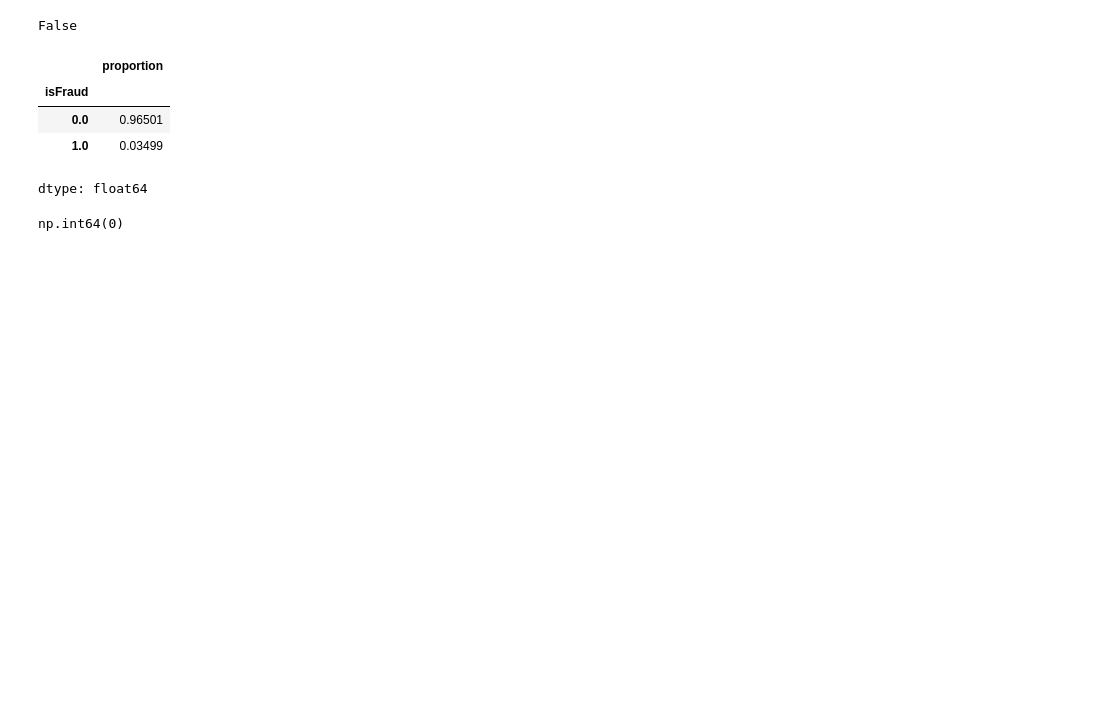
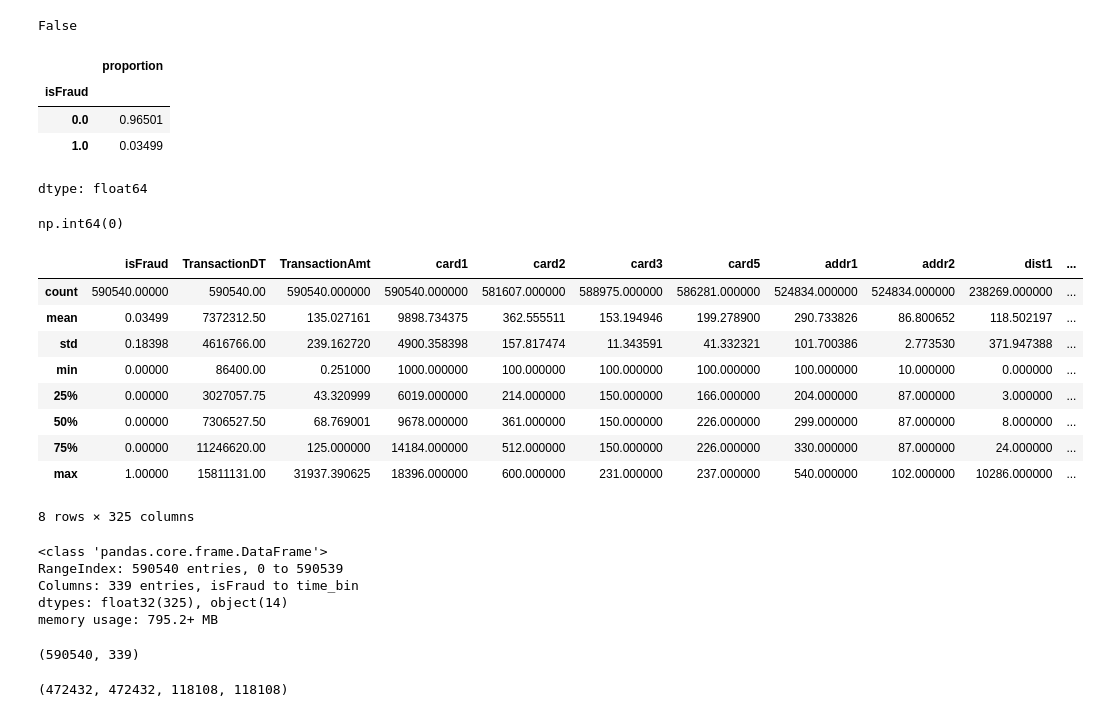
Before and after one commit to rahulkhawashi/IEEE-CIS-Fraud-Detection, a Jupyter notebook: ieee_cis_fraud_detection.ipynb, the cells around one changed output. Cells and saved outputs as stored; diff of their text form; code cells hidden in the pictures; blank space fills up the shorter version.

Commit message:
Make data ready for train....

```diff
--- a/ieee_cis_fraud_detection.ipynb
+++ b/ieee_cis_fraud_detection.ipynb
@@ -267,3 +271,28 @@ dtype: float64
 train.select_dtypes(include='object').isnull().sum().sum()
 # %% [output]
 np.int64(0)
+# %%
+train.describe()
+# %% [output]
+|  | isFraud | TransactionDT | TransactionAmt | card1 | card2 | card3 | card5 | addr1 | addr2 | dist1 | ... |
+| count | 590540.00000 | 590540.00 | 590540.000000 | 590540.000000 | 581607.000000 | 588975.000000 | 586281.000000 | 524834.000000 | 524834.000000 | 238269.000000 | ... |
+| mean | 0.03499 | 7372312.50 | 135.027161 | 9898.734375 | 362.555511 | 153.194946 | 199.278900 | 290.733826 | 86.800652 | 118.502197 | ... |
+| std | 0.18398 | 4616766.00 | 239.162720 | 4900.358398 | 157.817474 | 11.343591 | 41.332321 | 101.700386 | 2.773530 | 371.947388 | ... |
+| min | 0.00000 | 86400.00 | 0.251000 | 1000.000000 | 100.000000 | 100.000000 | 100.000000 | 100.000000 | 10.000000 | 0.000000 | ... |
+| 25% | 0.00000 | 3027057.75 | 43.320999 | 6019.000000 | 214.000000 | 150.000000 | 166.000000 | 204.000000 | 87.000000 | 3.000000 | ... |
+| 50% | 0.00000 | 7306527.50 | 68.769001 | 9678.000000 | 361.000000 | 150.000000 | 226.000000 | 299.000000 | 87.000000 | 8.000000 | ... |
+| 75% | 0.00000 | 11246620.00 | 125.000000 | 14184.000000 | 512.000000 | 150.000000 | 226.000000 | 330.000000 | 87.000000 | 24.000000 | ... |
+| max | 1.00000 | 15811131.00 | 31937.390625 | 18396.000000 | 600.000000 | 231.000000 | 237.000000 | 540.000000 | 102.000000 | 10286.000000 | ... |
+8 rows × 325 columns
+# %%
+train.info()
+# %% [output]
+<class 'pandas.core.frame.DataFrame'>
+RangeIndex: 590540 entries, 0 to 590539
+Columns: 339 entries, isFraud to time_bin
+dtypes: float32(325), object(14)
+memory usage: 795.2+ MB
+# %%
+train.shape
+# %% [output]
+(590540, 339)
@@ -269,0 +313,4 @@ np.int64(0)
+# %%
+len(x_train), len(y_train), len(x_val), len(y_val)
+# %% [output]
+(472432, 472432, 118108, 118108)
```
Also changed, not shown: parts of 8 cells of this notebook.
